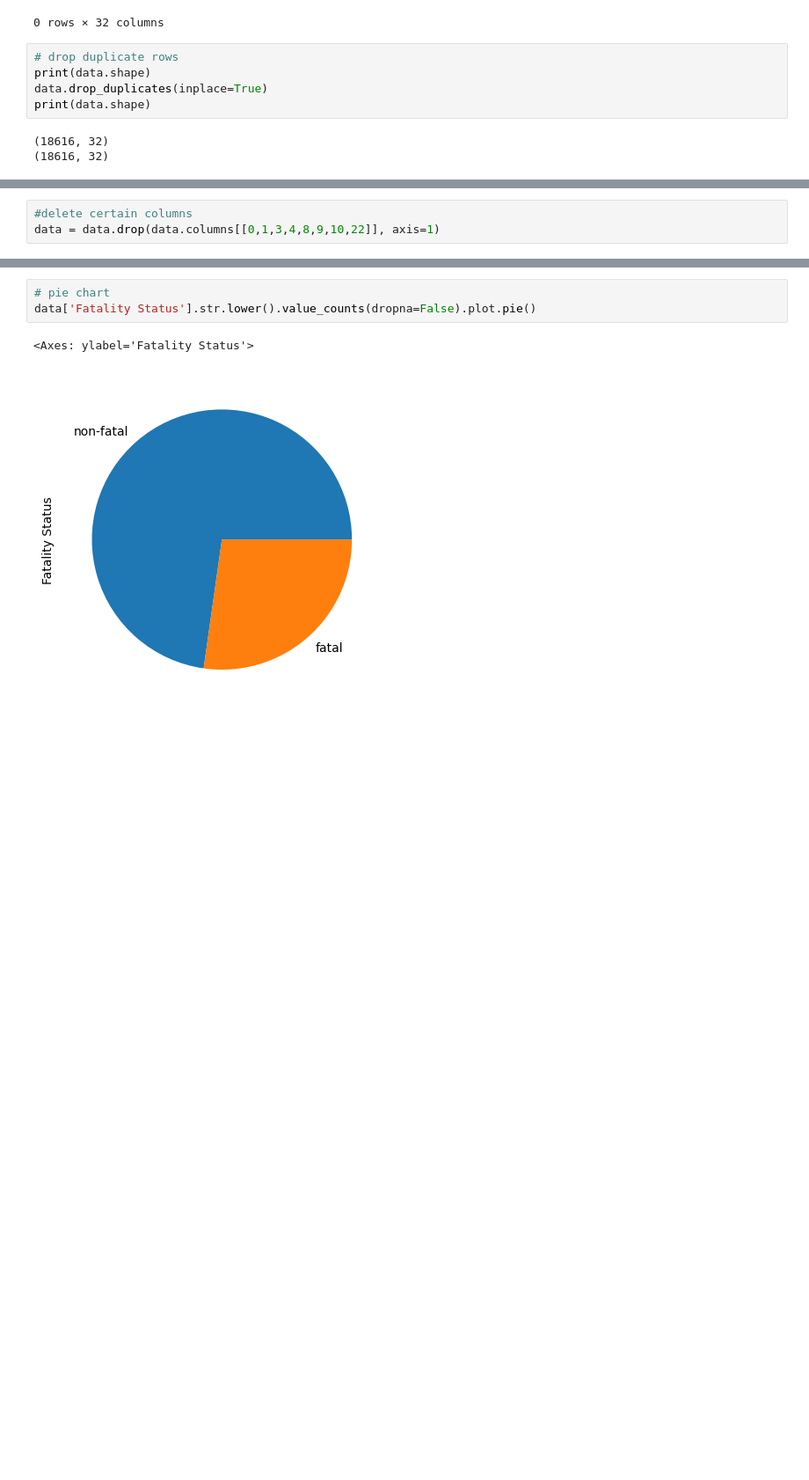
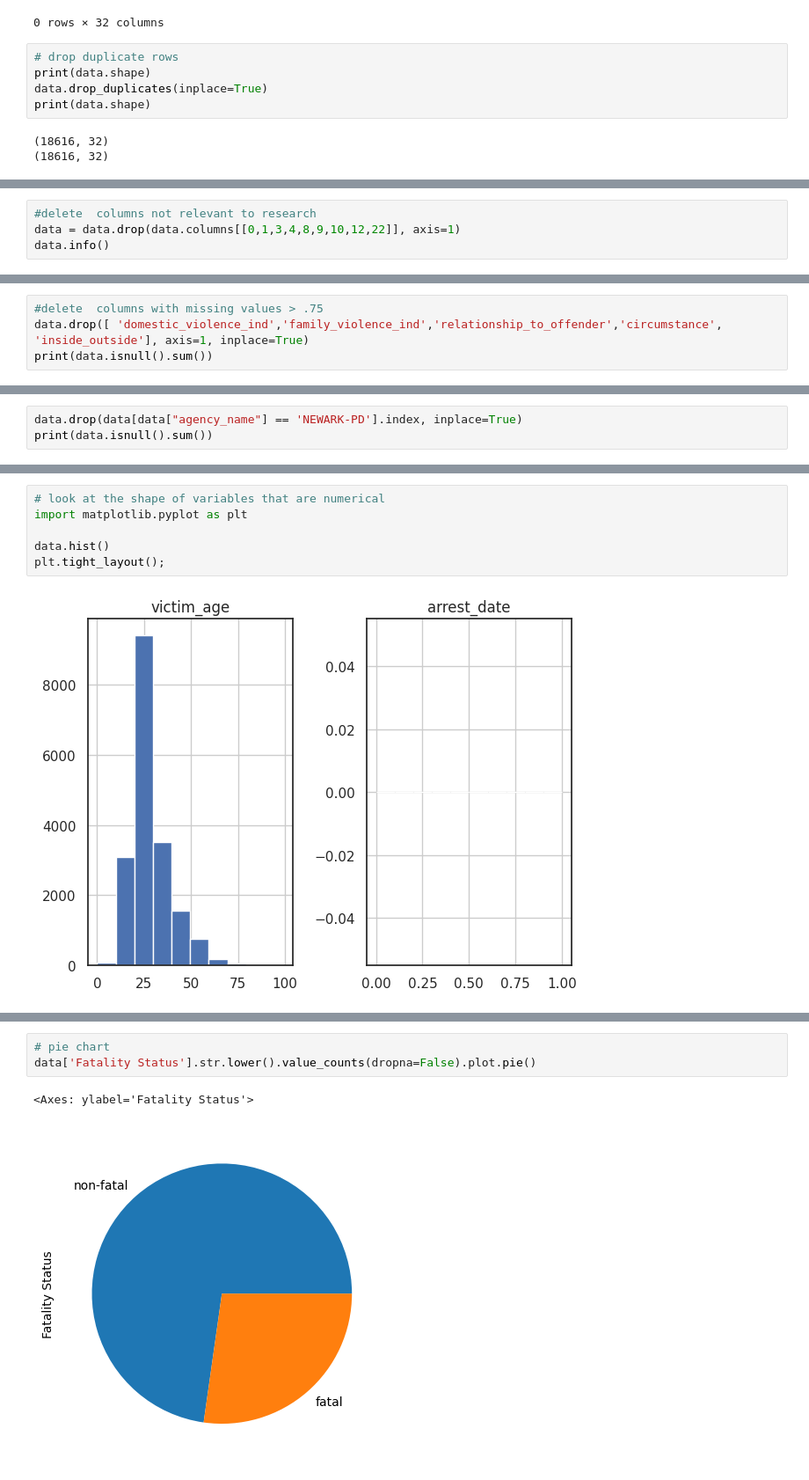
Before and after one commit to AI4ALL-Class8-Group2/offensive-standard-data, a Jupyter notebook: Apply_AI_Group8_2_Project_EDA.ipynb, the cells around one changed output, grey strips where cells are left out. Shown at 88% size. Cells and saved outputs as stored; diff of their text form; blank space fills up the shorter version.

```diff
--- a/Apply_AI_Group8_2_Project_EDA.ipynb
+++ b/Apply_AI_Group8_2_Project_EDA.ipynb
@@ -120,3 +144,4 @@ data['victim_sex'].str.lower().value_counts(dropna=False).plot.pie()
 # %%
-#delete certain columns
-data = data.drop(data.columns[[0,1,3,4,8,9,10,22]], axis=1)
+#delete  columns not relevant to research
+data = data.drop(data.columns[[0,1,3,4,8,9,10,12,22]], axis=1)
+data.info()
@@ -152,3 +184,8 @@ clearance_date              18274
 arrest_date                 18616
 Fatality Status                 0
 dtype: int64
+# %%
+#delete  columns with missing values > .75
+data.drop([ 'domestic_violence_ind','family_violence_ind','relationship_to_offender','circumstance',
+'inside_outside'], axis=1, inplace=True)
+print(data.isnull().sum())
@@ -154,0 +226,3 @@ dtype: int64
+# %%
+data.drop(data[data["agency_name"] == 'NEWARK-PD'].index, inplace=True)
+print(data.isnull().sum())
@@ -154,0 +306,8 @@ dtype: int64
+# %%
+# look at the shape of variables that are numerical
+import matplotlib.pyplot as plt
+
+data.hist()
+plt.tight_layout();
+# %% [output]
+[figure, added]
```
Also changed, not shown: parts of 23 cells of this notebook.
